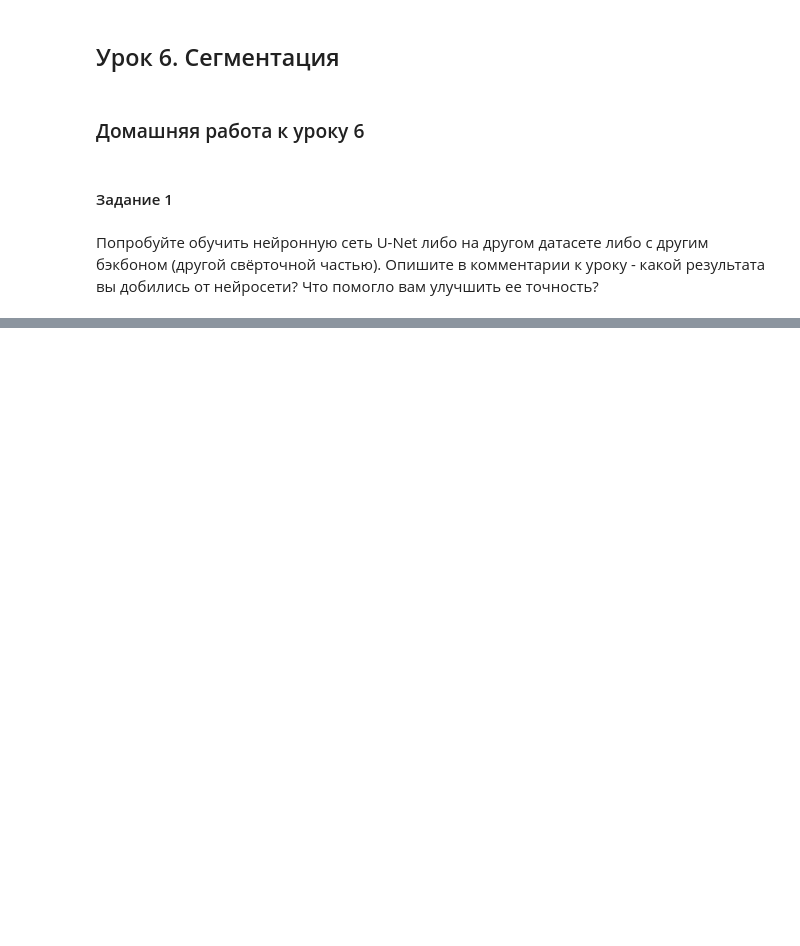
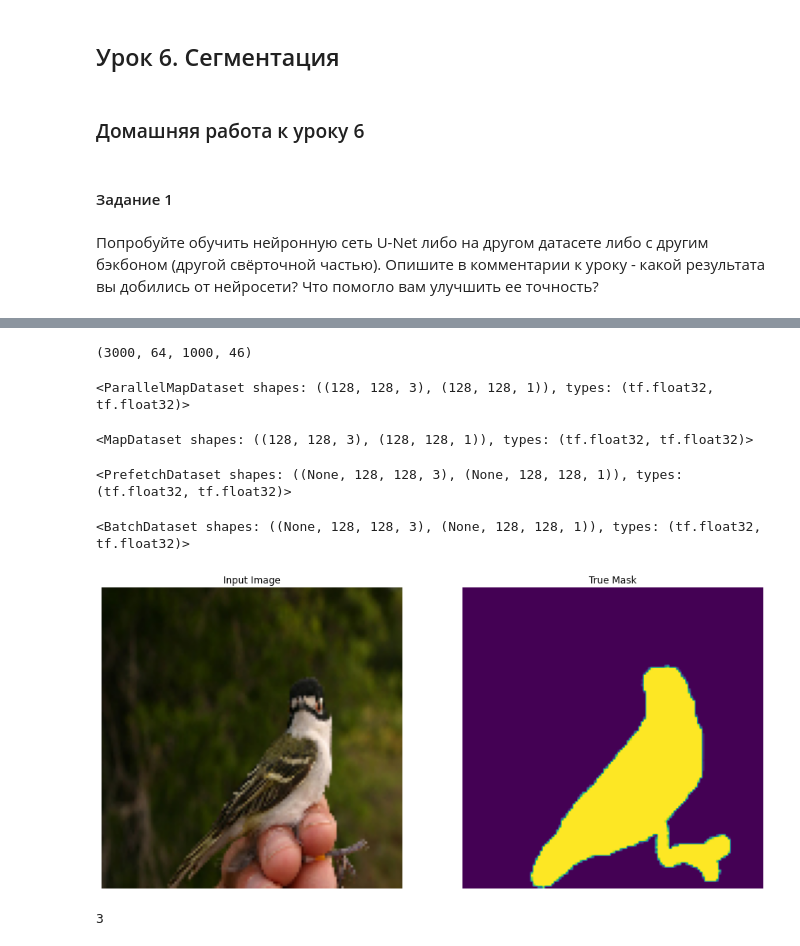
Before and after one commit to superbe/IntroductionNeuralNetworks, a Jupyter notebook: Lesson 6.ipynb, the cells around one changed output, grey strips where cells are left out. Saved outputs shown, nothing was run; the diff lists cells and outputs as text; code cells hidden in the pictures; blank space fills up the shorter version.

```diff
--- a/Lesson 6.ipynb
+++ b/Lesson 6.ipynb
@@ -209,0 +285,19 @@ plt.show()
+# %%
+TRAIN_LENGTH = info.splits['train'].num_examples
+BATCH_SIZE = 64
+BUFFER_SIZE = 1000
+STEPS_PER_EPOCH = TRAIN_LENGTH // BATCH_SIZE
+TRAIN_LENGTH, BATCH_SIZE, BUFFER_SIZE, STEPS_PER_EPOCH,
+# %% [output]
+(3000, 64, 1000, 46)
+# %%
+train = dataset['train'].map(load_image_train_other, num_parallel_calls=tf.data.experimental.AUTOTUNE)
+test = dataset['test'].map(load_image_test_other)
+# %%
+train
+# %% [output]
+<ParallelMapDataset shapes: ((128, 128, 3), (128, 128, 1)), types: (tf.float32, tf.float32)>
+# %%
+test
+# %% [output]
+<MapDataset shapes: ((128, 128, 3), (128, 128, 1)), types: (tf.float32, tf.float32)>
@@ -209,0 +308,19 @@ plt.show()
+# %%
+train_dataset
+# %% [output]
+<PrefetchDataset shapes: ((None, 128, 128, 3), (None, 128, 128, 1)), types: (tf.float32, tf.float32)>
+# %%
+test_dataset
+# %% [output]
+<BatchDataset shapes: ((None, 128, 128, 3), (None, 128, 128, 1)), types: (tf.float32, tf.float32)>
+# %%
+for image, mask in train.take(1):
+  sample_image, sample_mask = image, mask
+display([sample_image, sample_mask])
+# %% [output]
+[figure, added]
+# %%
+OUTPUT_CHANNELS = 3
+OUTPUT_CHANNELS
+# %% [output]
+3
```
Also changed, not shown: parts of 57 cells of this notebook.
